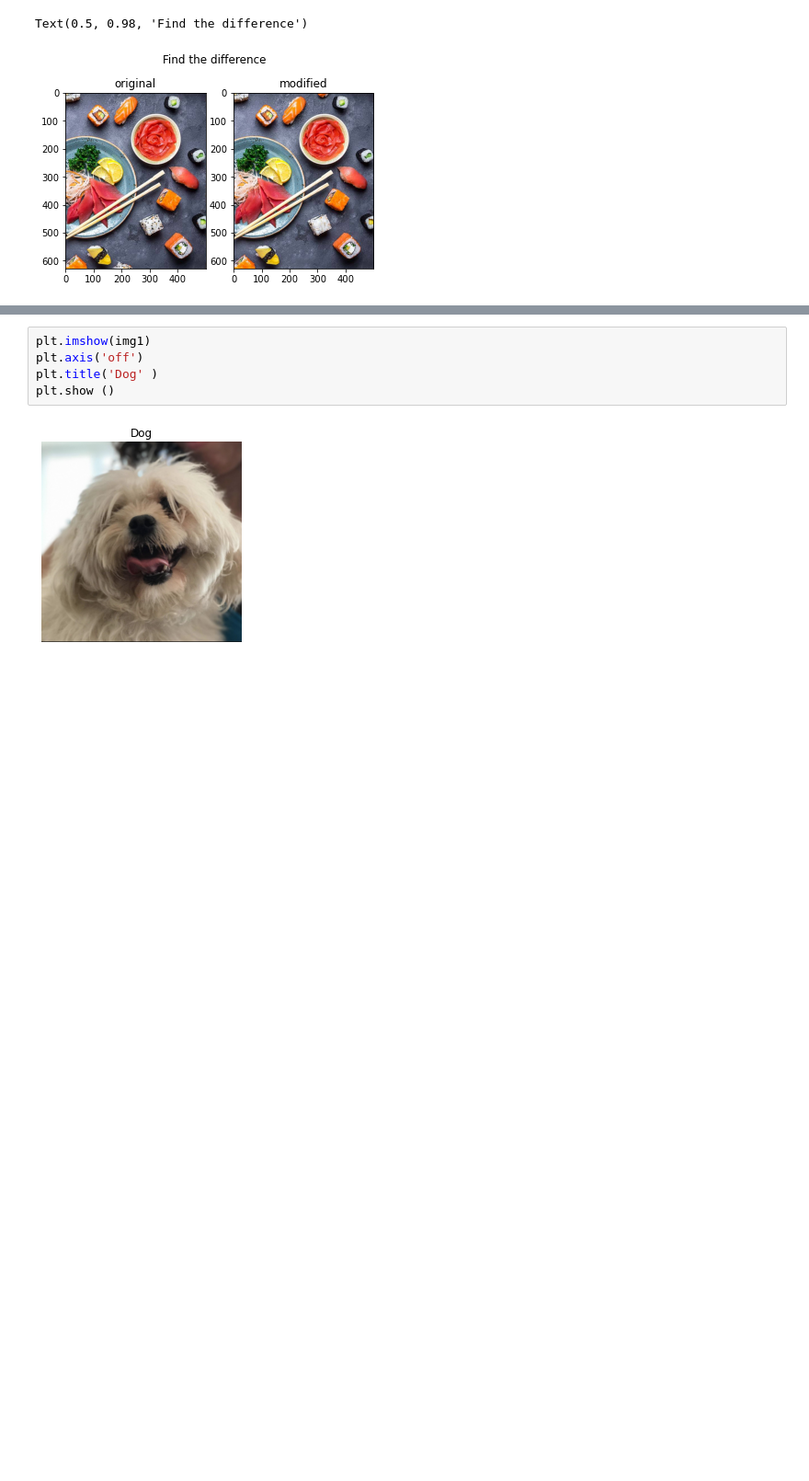
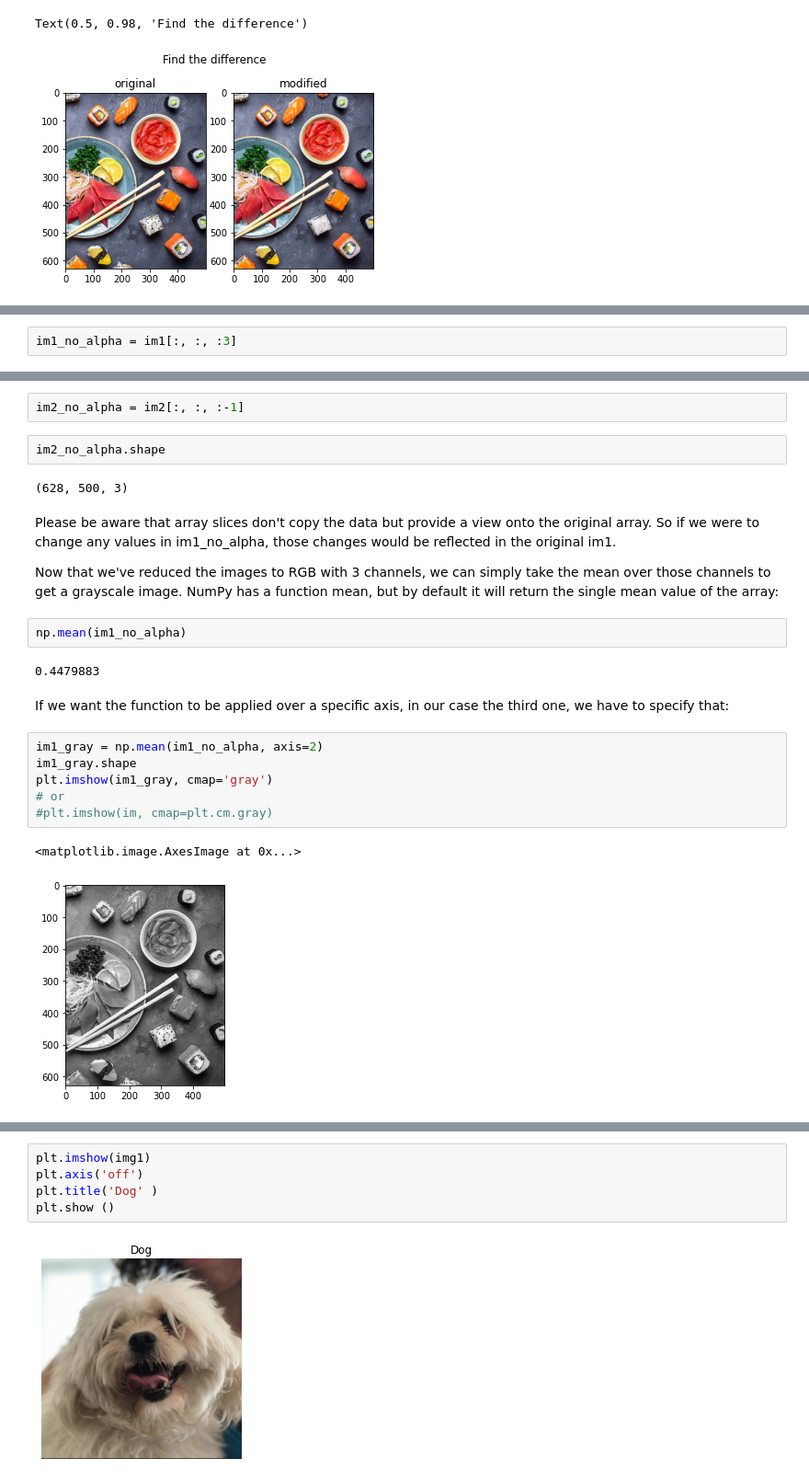
Before and after one commit to taghizadeh598/Image_processing, a Jupyter notebook: Applications.ipynb, the cells around one changed output, grey strips where cells are left out. Shown at 92% size. Drawn from its saved outputs; the diff is of its cells as text; blank space fills up the shorter version.

```diff
--- a/Applications.ipynb
+++ b/Applications.ipynb
@@ -144,0 +120,2 @@ float32
+# %%
+im1_no_alpha = im1[:, :, :3]
@@ -144,0 +148,26 @@ float32
+# %%
+im2_no_alpha = im2[:, :, :-1]
+# %%
+im2_no_alpha.shape
+# %% [output]
+(628, 500, 3)
+# %% [markdown]
+Please be aware that array slices don't copy the data but provide a view onto the original array. So if we were to change any values in im1_no_alpha, those changes would be reflected in the original im1.
+
+Now that we've reduced the images to RGB with 3 channels, we can simply take the mean over those channels to get a grayscale image.
+NumPy has a function mean, but by default it will return the single mean value of the array:
+# %%
+np.mean(im1_no_alpha)
+# %% [output]
+0.4479883
+# %% [markdown]
+If we want the function to be applied over a specific axis, in our case the third one, we have to specify that:
+# %%
+im1_gray = np.mean(im1_no_alpha, axis=2)
+im1_gray.shape
+plt.imshow(im1_gray, cmap='gray')
+# or
+#plt.imshow(im, cmap=plt.cm.gray)
+# %% [output]
+<matplotlib.image.AxesImage at 0x...>
+[figure, added]
```
Also changed, not shown: parts of 31 cells of this notebook.
